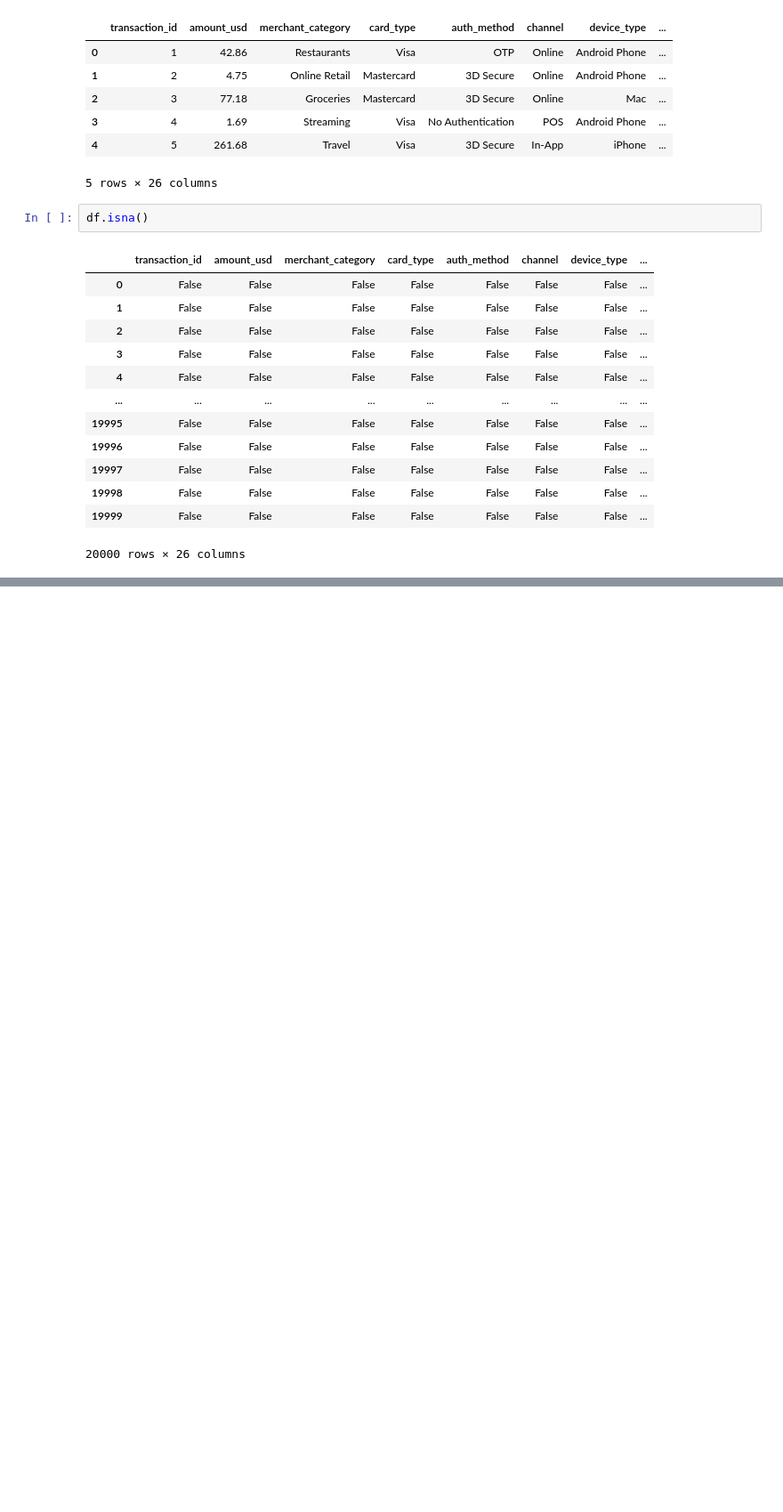
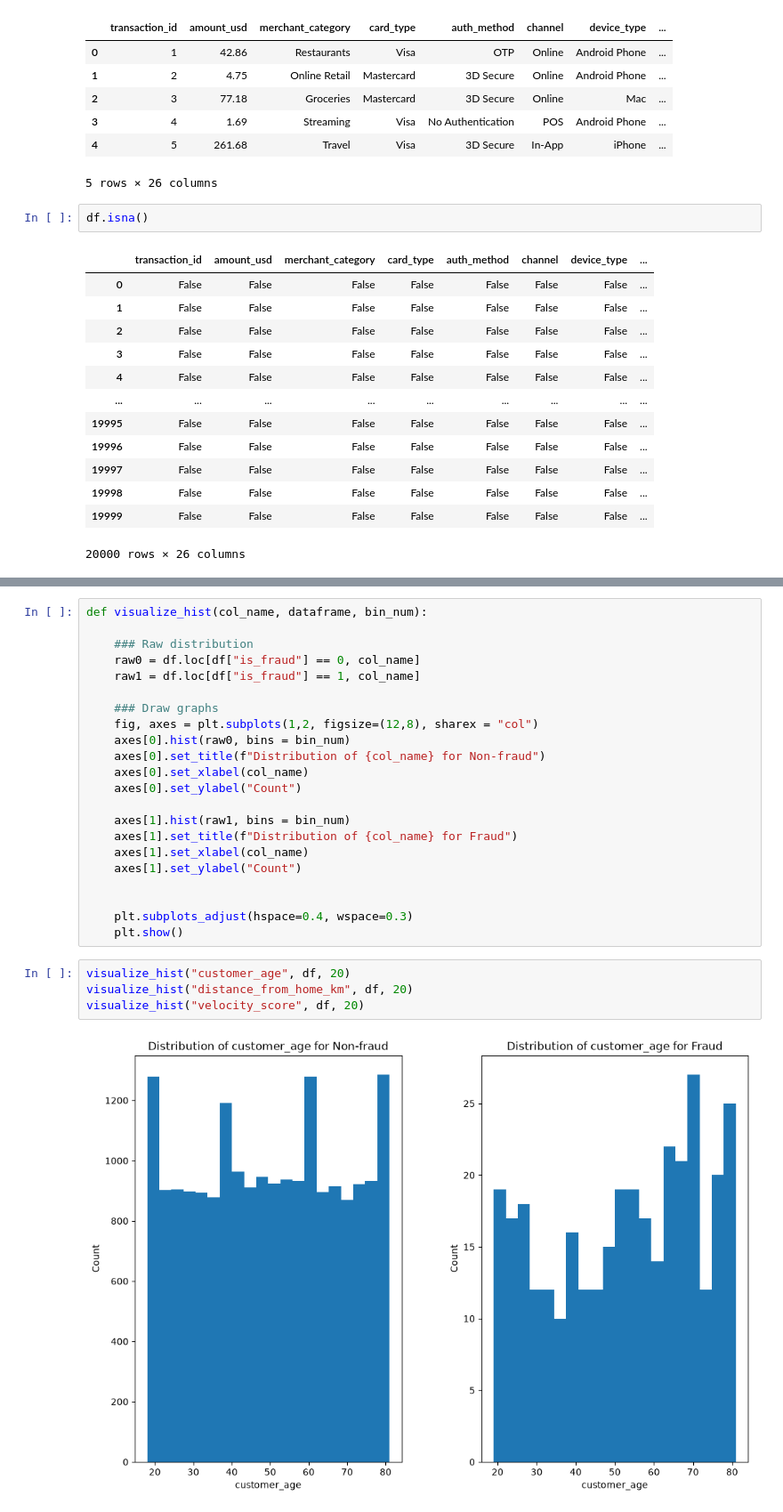
Before and after one commit to naomichen0610/ml-classification-project-1, a Jupyter notebook: notebooks/01_eda.ipynb, the cells around one changed output, grey strips where cells are left out. Shown at 89% size. Cells and saved outputs as stored; diff of their text form; blank space fills up the shorter version.

```diff
--- a/notebooks/01_eda.ipynb
+++ b/notebooks/01_eda.ipynb
@@ -78,0 +222,28 @@ df.isna()
+# %%
+def visualize_hist(col_name, dataframe, bin_num):
+
+    ### Raw distribution
+    raw0 = df.loc[df["is_fraud"] == 0, col_name]
+    raw1 = df.loc[df["is_fraud"] == 1, col_name]
+
+    ### Draw graphs
+    fig, axes = plt.subplots(1,2, figsize=(12,8), sharex = "col")
+    axes[0].hist(raw0, bins = bin_num)
+    axes[0].set_title(f"Distribution of {col_name} for Non-fraud")
+    axes[0].set_xlabel(col_name)
+    axes[0].set_ylabel("Count")
+
+    axes[1].hist(raw1, bins = bin_num)
+    axes[1].set_title(f"Distribution of {col_name} for Fraud")
+    axes[1].set_xlabel(col_name)
+    axes[1].set_ylabel("Count")
+
+
+    plt.subplots_adjust(hspace=0.4, wspace=0.3)
+    plt.show()
+# %%
+visualize_hist("customer_age", df, 20)
+visualize_hist("distance_from_home_km", df, 20)
+visualize_hist("velocity_score", df, 20)
+# %% [output]
+[figure, added]
```
Also changed, not shown: parts of 31 cells of this notebook.
